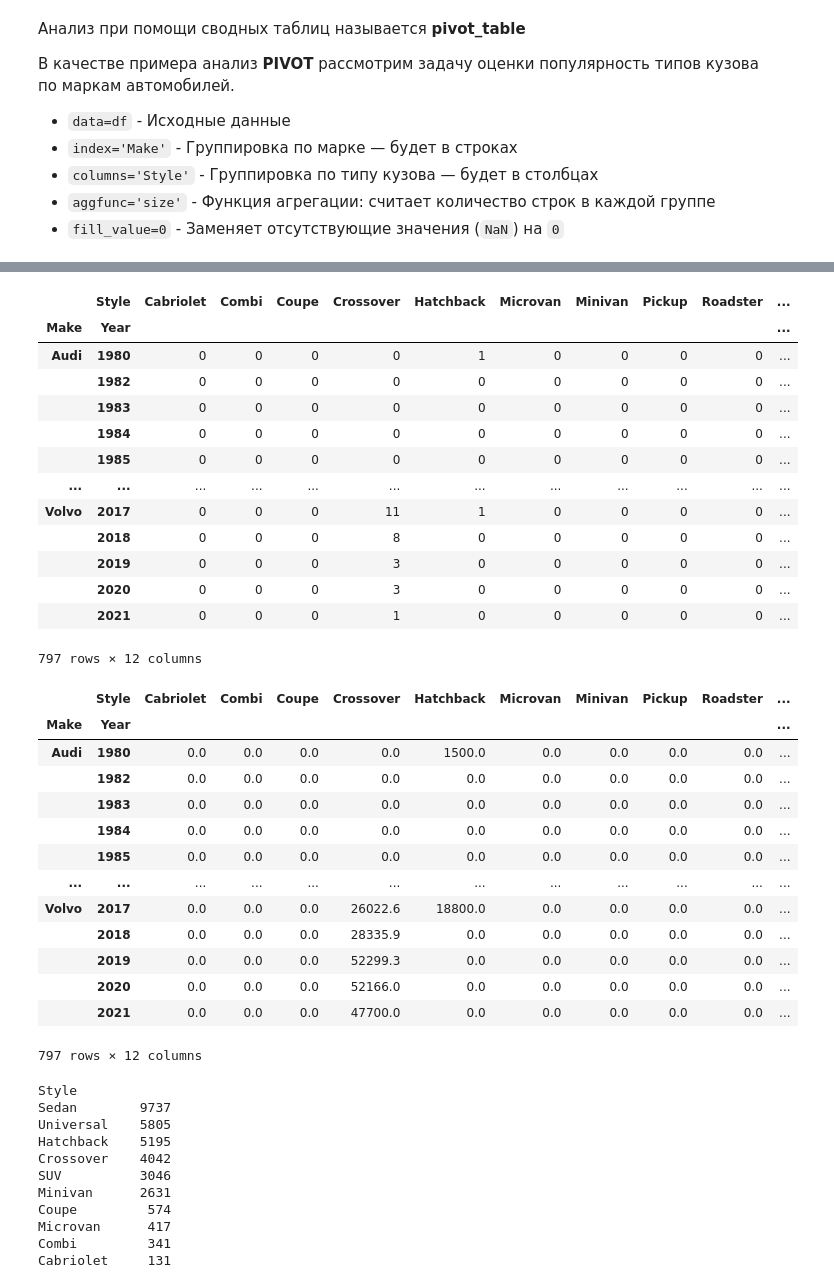
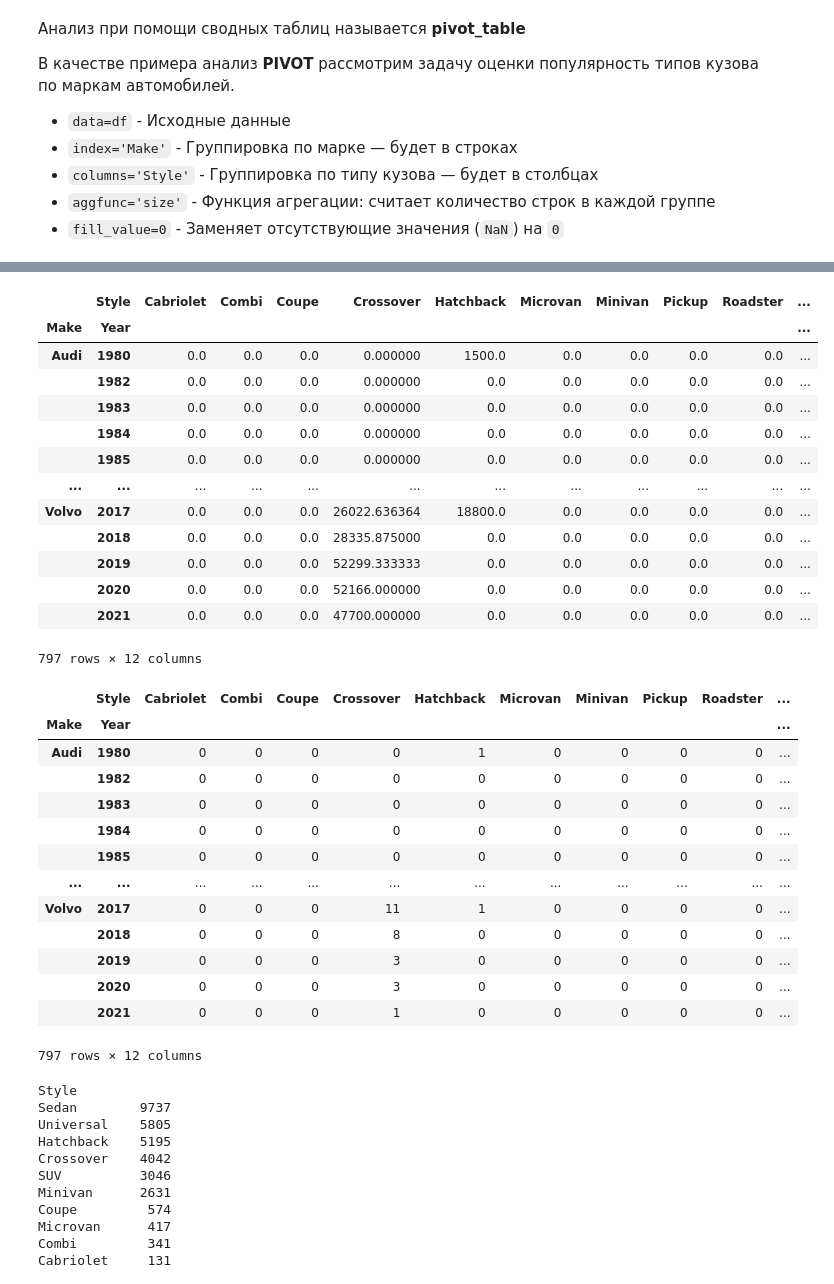
Before and after one commit to MVRonkin/BasicDataAnalysisCourse, a Jupyter notebook: Workshops/03_Pandas_сводный_анализ.ipynb, the cells around one changed output, grey strips where cells are left out. Cells and saved outputs as stored; diff of their text form; code cells hidden in the pictures.

```diff
--- a/Workshops/03_Pandas_сводный_анализ.ipynb
+++ b/Workshops/03_Pandas_сводный_анализ.ipynb
@@ -282,38 +304,38 @@ display(make_summary.sort_values('n', ascending=False).head(10).round(1))
 # %%
-pivot_style = pd.pivot_table(df, index=['Make','Year'], columns=['Style'] , values = 'Price',  aggfunc='size', fill_value=0)
+pivot_style = pd.pivot_table(df, index=['Make','Year'], columns=['Style'] , values = 'Price',  aggfunc='mean', fill_value=0)
 # pivot_style = pd.pivot_table(df, index=['Make'], columns=['Style'] ,  aggfunc='size', fill_value=0)
 pivot_style
 # %% [output]
 |  | Style | Cabriolet | Combi | Coupe | Crossover | Hatchback | Microvan | Minivan | Pickup | Roadster | ... |
 | Make | Year |  |  |  |  |  |  |  |  |  | ... |
-| Audi | 1980 | 0 | 0 | 0 | 0 | 1 | 0 | 0 | 0 | 0 | ... |
-|  | 1982 | 0 | 0 | 0 | 0 | 0 | 0 | 0 | 0 | 0 | ... |
-|  | 1983 | 0 | 0 | 0 | 0 | 0 | 0 | 0 | 0 | 0 | ... |
-|  | 1984 | 0 | 0 | 0 | 0 | 0 | 0 | 0 | 0 | 0 | ... |
-|  | 1985 | 0 | 0 | 0 | 0 | 0 | 0 | 0 | 0 | 0 | ... |
+| Audi | 1980 | 0.0 | 0.0 | 0.0 | 0.000000 | 1500.0 | 0.0 | 0.0 | 0.0 | 0.0 | ... |
+|  | 1982 | 0.0 | 0.0 | 0.0 | 0.000000 | 0.0 | 0.0 | 0.0 | 0.0 | 0.0 | ... |
+|  | 1983 | 0.0 | 0.0 | 0.0 | 0.000000 | 0.0 | 0.0 | 0.0 | 0.0 | 0.0 | ... |
+|  | 1984 | 0.0 | 0.0 | 0.0 | 0.000000 | 0.0 | 0.0 | 0.0 | 0.0 | 0.0 | ... |
+|  | 1985 | 0.0 | 0.0 | 0.0 | 0.000000 | 0.0 | 0.0 | 0.0 | 0.0 | 0.0 | ... |
 | ... | ... | ... | ... | ... | ... | ... | ... | ... | ... | ... | ... |
-| Volvo | 2017 | 0 | 0 | 0 | 11 | 1 | 0 | 0 | 0 | 0 | ... |
-|  | 2018 | 0 | 0 | 0 | 8 | 0 | 0 | 0 | 0 | 0 | ... |
-|  | 2019 | 0 | 0 | 0 | 3 | 0 | 0 | 0 | 0 | 0 | ... |
-|  | 2020 | 0 | 0 | 0 | 3 | 0 | 0 | 0 | 0 | 0 | ... |
-|  | 2021 | 0 | 0 | 0 | 1 | 0 | 0 | 0 | 0 | 0 | ... |
+| Volvo | 2017 | 0.0 | 0.0 | 0.0 | 26022.636364 | 18800.0 | 0.0 | 0.0 | 0.0 | 0.0 | ... |
+|  | 2018 | 0.0 | 0.0 | 0.0 | 28335.875000 | 0.0 | 0.0 | 0.0 | 0.0 | 0.0 | ... |
+|  | 2019 | 0.0 | 0.0 | 0.0 | 52299.333333 | 0.0 | 0.0 | 0.0 | 0.0 | 0.0 | ... |
+|  | 2020 | 0.0 | 0.0 | 0.0 | 52166.000000 | 0.0 | 0.0 | 0.0 | 0.0 | 0.0 | ... |
+|  | 2021 | 0.0 | 0.0 | 0.0 | 47700.000000 | 0.0 | 0.0 | 0.0 | 0.0 | 0.0 | ... |
 797 rows × 12 columns
 # %%
-pd.pivot_table(df, index=['Make','Year'], columns=['Style'] , values = 'Price',  aggfunc='mean', fill_value=0).round(1)
+pd.pivot_table(df, index=['Make','Year'], columns=['Style'] , values = 'Price',  aggfunc='size', fill_value=0).round(1)
 # %% [output]
 |  | Style | Cabriolet | Combi | Coupe | Crossover | Hatchback | Microvan | Minivan | Pickup | Roadster | ... |
 | Make | Year |  |  |  |  |  |  |  |  |  | ... |
-| Audi | 1980 | 0.0 | 0.0 | 0.0 | 0.0 | 1500.0 | 0.0 | 0.0 | 0.0 | 0.0 | ... |
-|  | 1982 | 0.0 | 0.0 | 0.0 | 0.0 | 0.0 | 0.0 | 0.0 | 0.0 | 0.0 | ... |
-|  | 1983 | 0.0 | 0.0 | 0.0 | 0.0 | 0.0 | 0.0 | 0.0 | 0.0 | 0.0 | ... |
-|  | 1984 | 0.0 | 0.0 | 0.0 | 0.0 | 0.0 | 0.0 | 0.0 | 0.0 | 0.0 | ... |
-|  | 1985 | 0.0 | 0.0 | 0.0 | 0.0 | 0.0 | 0.0 | 0.0 | 0.0 | 0.0 | ... |
+| Audi | 1980 | 0 | 0 | 0 | 0 | 1 | 0 | 0 | 0 | 0 | ... |
+|  | 1982 | 0 | 0 | 0 | 0 | 0 | 0 | 0 | 0 | 0 | ... |
+|  | 1983 | 0 | 0 | 0 | 0 | 0 | 0 | 0 | 0 | 0 | ... |
+|  | 1984 | 0 | 0 | 0 | 0 | 0 | 0 | 0 | 0 | 0 | ... |
+|  | 1985 | 0 | 0 | 0 | 0 | 0 | 0 | 0 | 0 | 0 | ... |
 | ... | ... | ... | ... | ... | ... | ... | ... | ... | ... | ... | ... |
-| Volvo | 2017 | 0.0 | 0.0 | 0.0 | 26022.6 | 18800.0 | 0.0 | 0.0 | 0.0 | 0.0 | ... |
-|  | 2018 | 0.0 | 0.0 | 0.0 | 28335.9 | 0.0 | 0.0 | 0.0 | 0.0 | 0.0 | ... |
-|  | 2019 | 0.0 | 0.0 | 0.0 | 52299.3 | 0.0 | 0.0 | 0.0 | 0.0 | 0.0 | ... |
-|  | 2020 | 0.0 | 0.0 | 0.0 | 52166.0 | 0.0 | 0.0 | 0.0 | 0.0 | 0.0 | ... |
-|  | 2021 | 0.0 | 0.0 | 0.0 | 47700.0 | 0.0 | 0.0 | 0.0 | 0.0 | 0.0 | ... |
+| Volvo | 2017 | 0 | 0 | 0 | 11 | 1 | 0 | 0 | 0 | 0 | ... |
+|  | 2018 | 0 | 0 | 0 | 8 | 0 | 0 | 0 | 0 | 0 | ... |
+|  | 2019 | 0 | 0 | 0 | 3 | 0 | 0 | 0 | 0 | 0 | ... |
+|  | 2020 | 0 | 0 | 0 | 3 | 0 | 0 | 0 | 0 | 0 | ... |
+|  | 2021 | 0 | 0 | 0 | 1 | 0 | 0 | 0 | 0 | 0 | ... |
 797 rows × 12 columns
 # %%
 pivot_style = pd.pivot_table(
```
Also changed, not shown: parts of 16 cells of this notebook, 4 other files.
